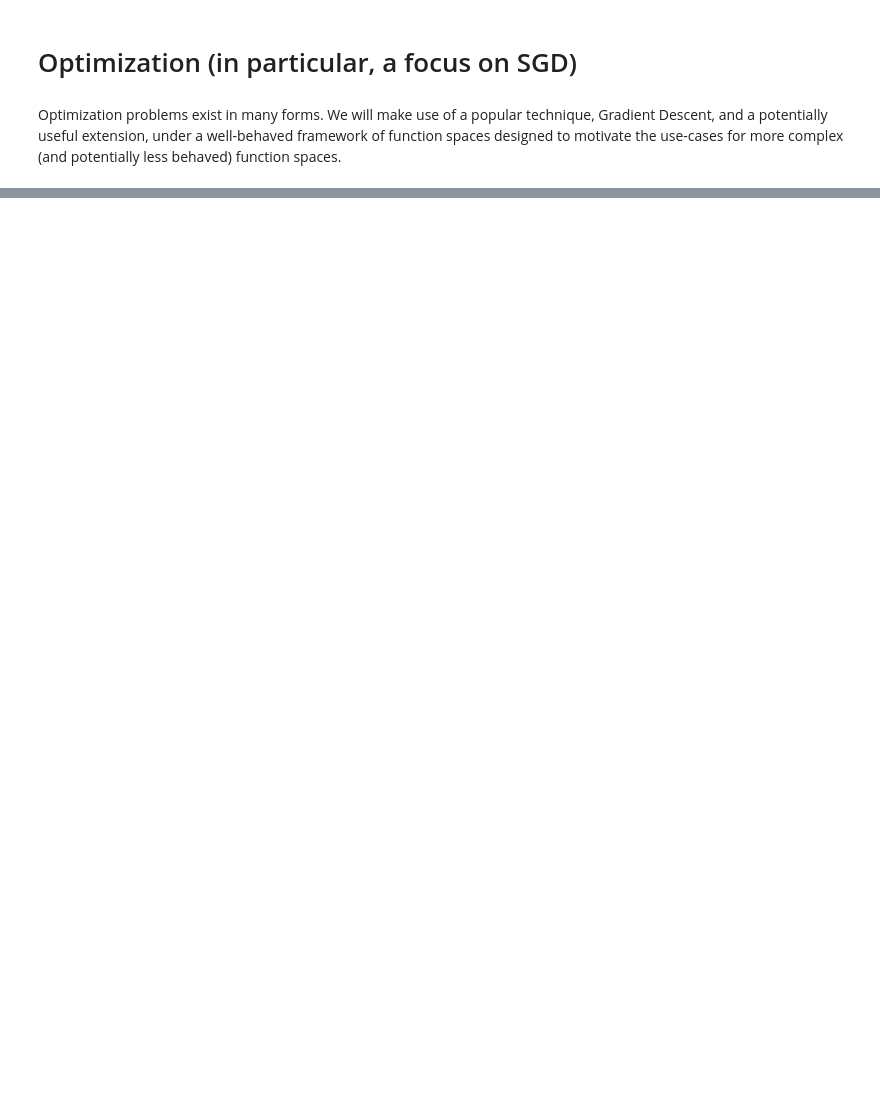
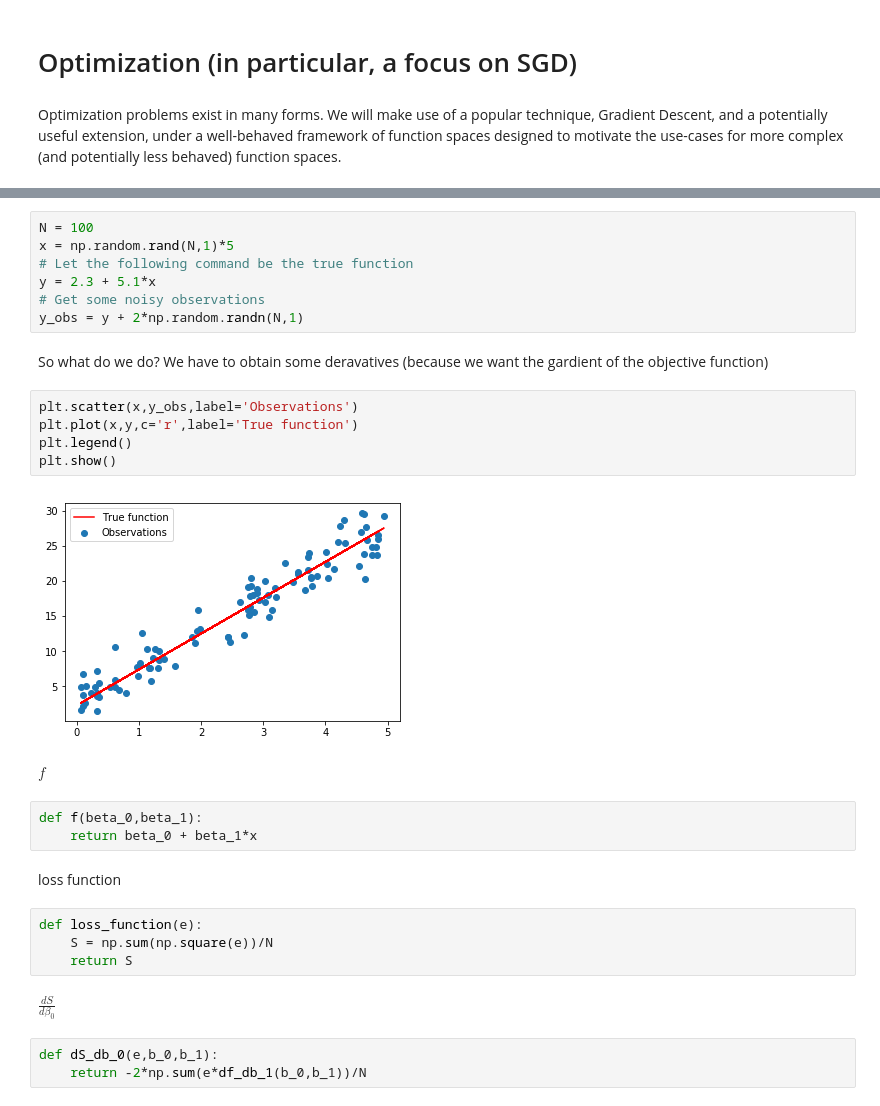
Before and after one commit to jameshorine/metis, a Jupyter notebook: teaching_demo/stochastic_gradient_descent.ipynb, the cells around one changed output, grey strips where cells are left out. Saved outputs shown, nothing was run; the diff lists cells and outputs as text; blank space fills up the shorter version.

```diff
--- a/teaching_demo/stochastic_gradient_descent.ipynb
+++ b/teaching_demo/stochastic_gradient_descent.ipynb
@@ -41,0 +52,32 @@ plt.show()
+# %%
+N = 100
+x = np.random.rand(N,1)*5
+# Let the following command be the true function
+y = 2.3 + 5.1*x
+# Get some noisy observations
+y_obs = y + 2*np.random.randn(N,1)
+# %% [markdown]
+So what do we do? We have to obtain some deravatives (because we want the gardient of the objective function)
+# %%
+plt.scatter(x,y_obs,label='Observations')
+plt.plot(x,y,c='r',label='True function')
+plt.legend()
+plt.show()
+# %% [output]
+[figure, added]
+# %% [markdown]
+$f$
+# %%
+def f(beta_0,beta_1):
+    return beta_0 + beta_1*x
+# %% [markdown]
+loss function
+# %%
+def loss_function(e):
+    S = np.sum(np.square(e))/N
+    return S
+# %% [markdown]
+$\frac{dS}{d\beta_0}$
+# %%
+def dS_db_0(e,b_0,b_1):
+    return -2*np.sum(e*df_db_1(b_0,b_1))/N
```
Also changed, not shown: parts of 17 cells of this notebook.
